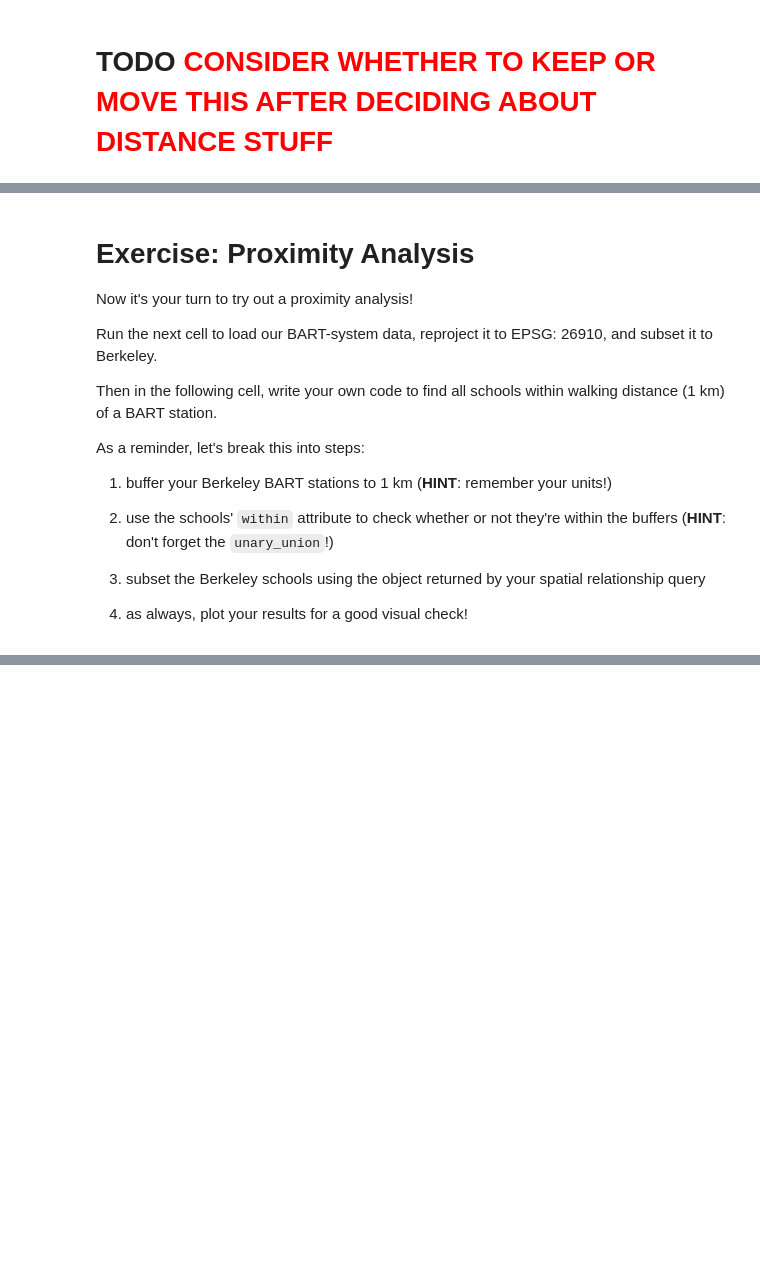
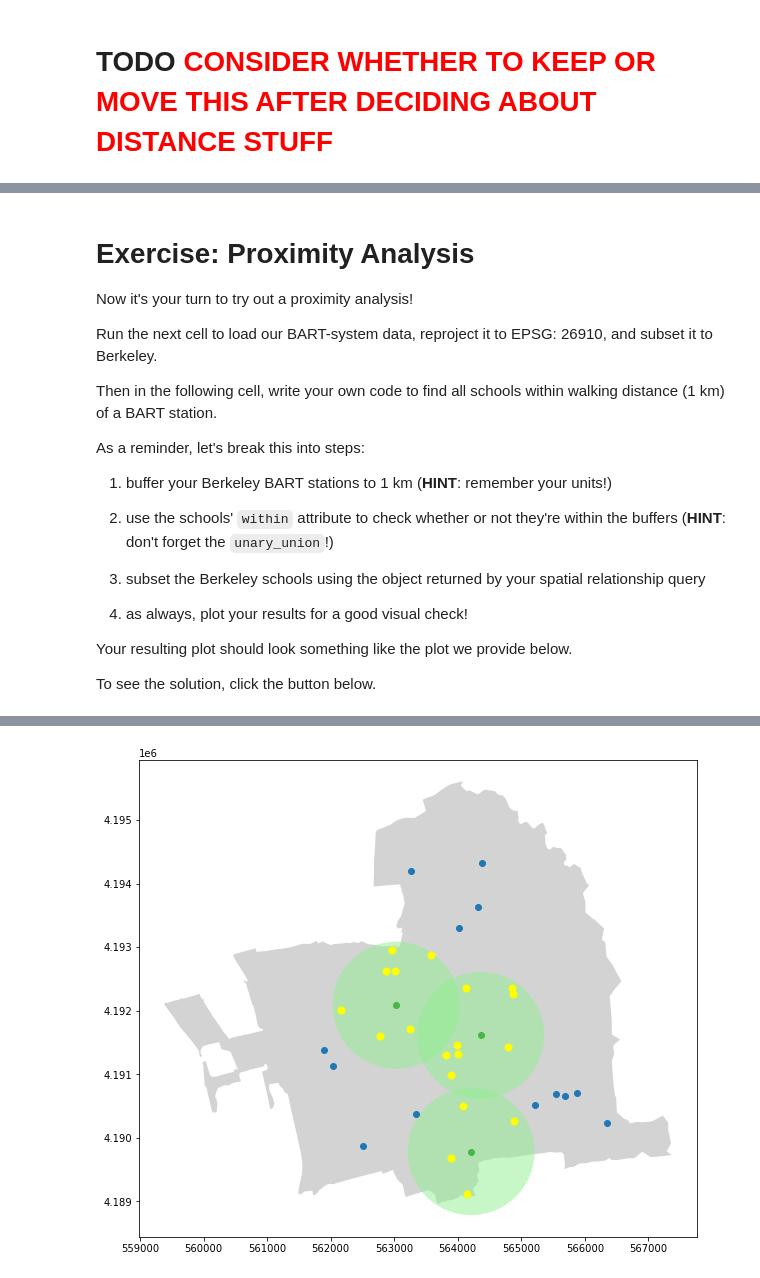
Before and after one commit to dlab-berkeley/Python-Geospatial-Fundamentals-Legacy, a Jupyter notebook: new_sequence/06_Spatial_Queries.ipynb, the cells around one changed output, grey strips where cells are left out. Drawn from its saved outputs; the diff is of its cells as text; code cells hidden in the pictures; blank space fills up the shorter version.

```diff
--- a/new_sequence/06_Spatial_Queries.ipynb
+++ b/new_sequence/06_Spatial_Queries.ipynb
@@ -745,6 +519,10 @@ As a reminder, let's break this into steps:
 3. subset the Berkeley schools using the object returned by your spatial relationship query
 
 4. as always, plot your results for a good visual check!
+
+Your resulting plot should look something like the plot we provide below.
+
+To see the solution, click the button below.
 # %%
 # load the BART stations from CSV
 bart_stations = pd.read_csv('notebook_data/transportation/bart.csv')
@@ -760,6 +540,4 @@ berkeley_bart = bart_stations_gdf_utm10[bart_stations_gdf_utm10.within(berkeley_
 # %%
-# YOUR CODE HERE:
-
 # buffer the BART stations to 1 km
 bart_buf = berkeley_bart.buffer(distance=1000)
 # check whether or not each school is within a buffer
@@ -779,3 +557,6 @@ bart_buf.plot(color='lightgreen', ax=ax, alpha=0.5)
 berkeley_schools.plot(ax=ax)
 # add the schools near BART (for check)
 bart_schools.plot(color='yellow', markersize=50, ax=ax)
+
+hide_solution()
+# %% [output]
@@ -782,3 +564,4 @@ bart_schools.plot(color='yellow', markersize=50, ax=ax)
+[figure, added]
 # %% [markdown]
 ---
 <div style="display:inline-block;vertical-align:middle;">
```
Also changed, not shown: parts of 39 cells of this notebook, 7 other files.
